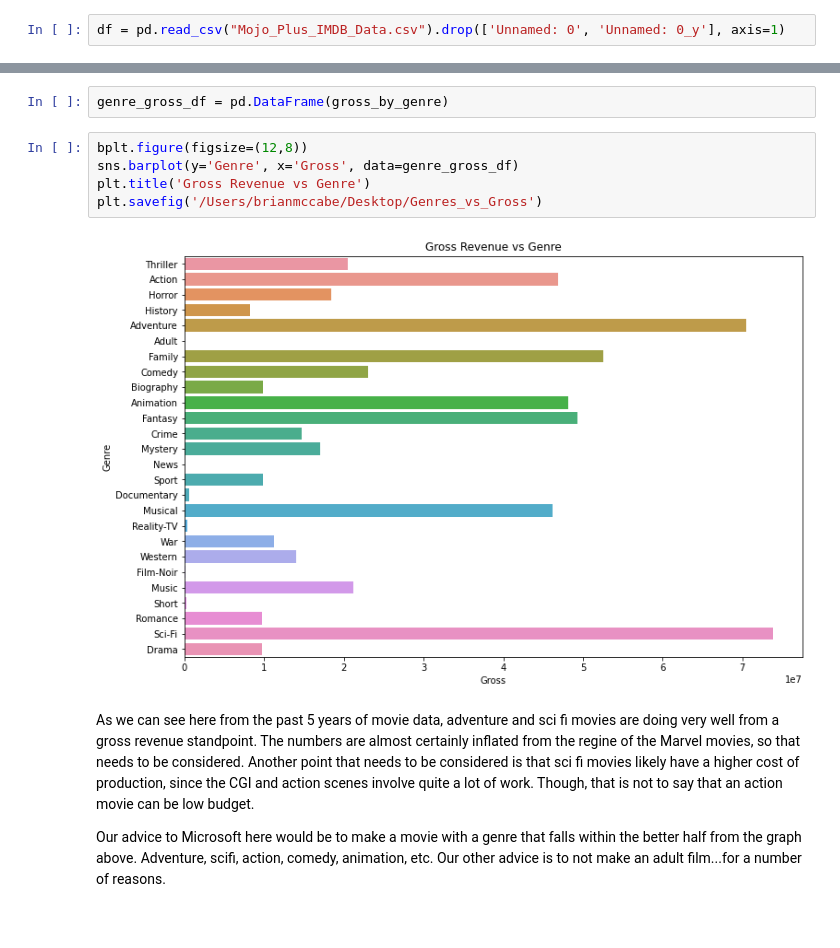
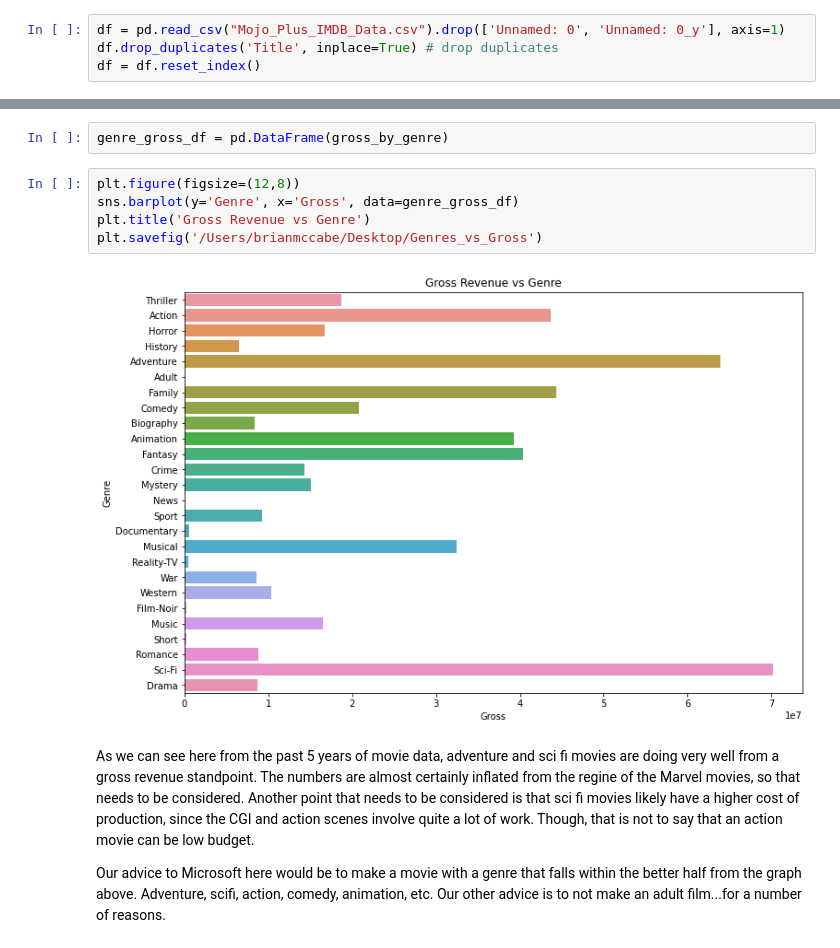
Before and after one commit to bmccabe96/Movie_Box_Office_Analysis, a Jupyter notebook: Mojo_and_Twitter_Analysis.ipynb, the cells around one changed output, grey strips where cells are left out. Saved outputs shown, nothing was run; the diff lists cells and outputs as text.

```diff
--- a/Mojo_and_Twitter_Analysis.ipynb
+++ b/Mojo_and_Twitter_Analysis.ipynb
@@ -16,6 +16,8 @@ import seaborn as sns
 ## Import dataframe and get some high level information
 # %%
 df = pd.read_csv("Mojo_Plus_IMDB_Data.csv").drop(['Unnamed: 0', 'Unnamed: 0_y'], axis=1)
+df.drop_duplicates('Title', inplace=True) # drop duplicates
+df = df.reset_index()
 # %%
 df.info()
 # %% [output]
@@ -124,12 +125,12 @@ for genre in genres:
 # %%
 genre_gross_df = pd.DataFrame(gross_by_genre)
 # %%
-bplt.figure(figsize=(12,8))
+plt.figure(figsize=(12,8))
 sns.barplot(y='Genre', x='Gross', data=genre_gross_df)
 plt.title('Gross Revenue vs Genre')
 plt.savefig('/Users/brianmccabe/Desktop/Genres_vs_Gross')
 # %% [output]
-[figure, old version]
+[figure, new version]
 # %% [markdown]
 As we can see here from the past 5 years of movie data, adventure and sci fi movies are doing very well from a gross revenue standpoint. The numbers are almost certainly inflated from the regine of the Marvel movies, so that needs to be considered. Another point that needs to be considered is that sci fi movies likely have a higher cost of production, since the CGI and action scenes involve quite a lot of work. Though, that is not to say that an action movie can be low budget.
 
```
Also changed, not shown: parts of 16 cells of this notebook.
